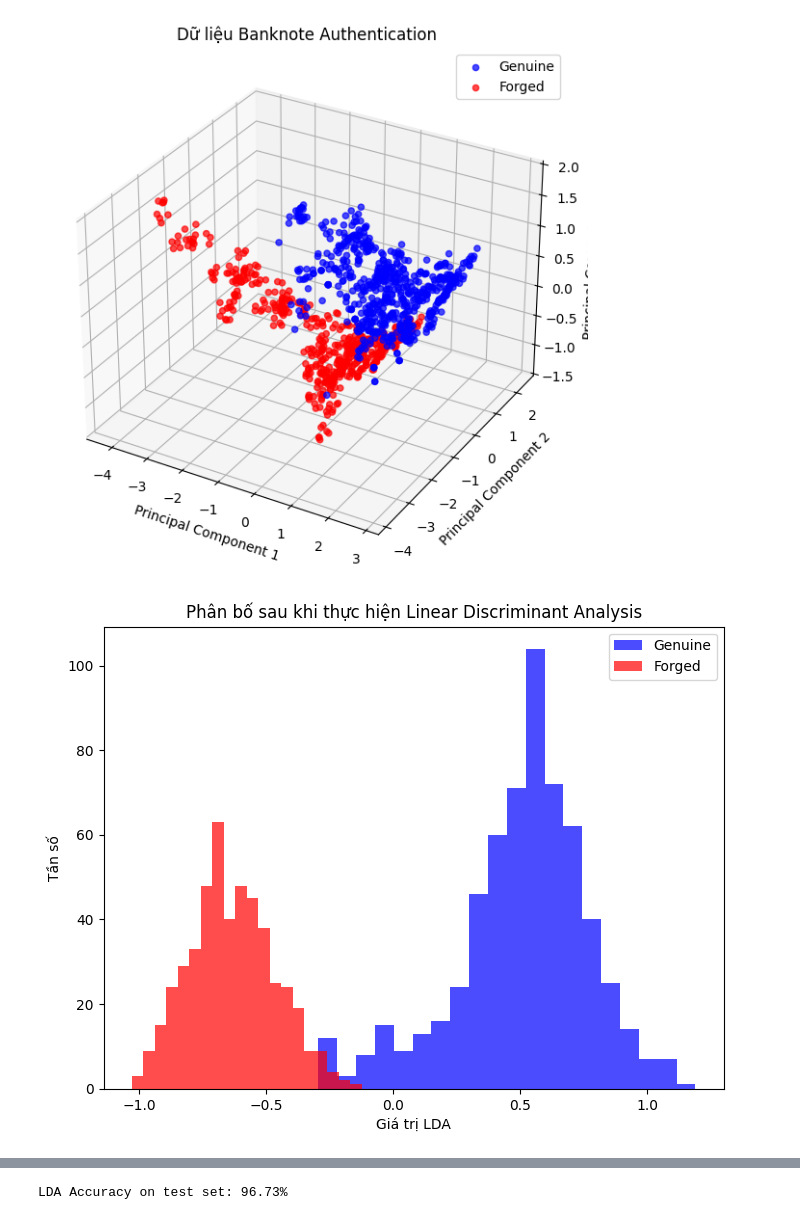
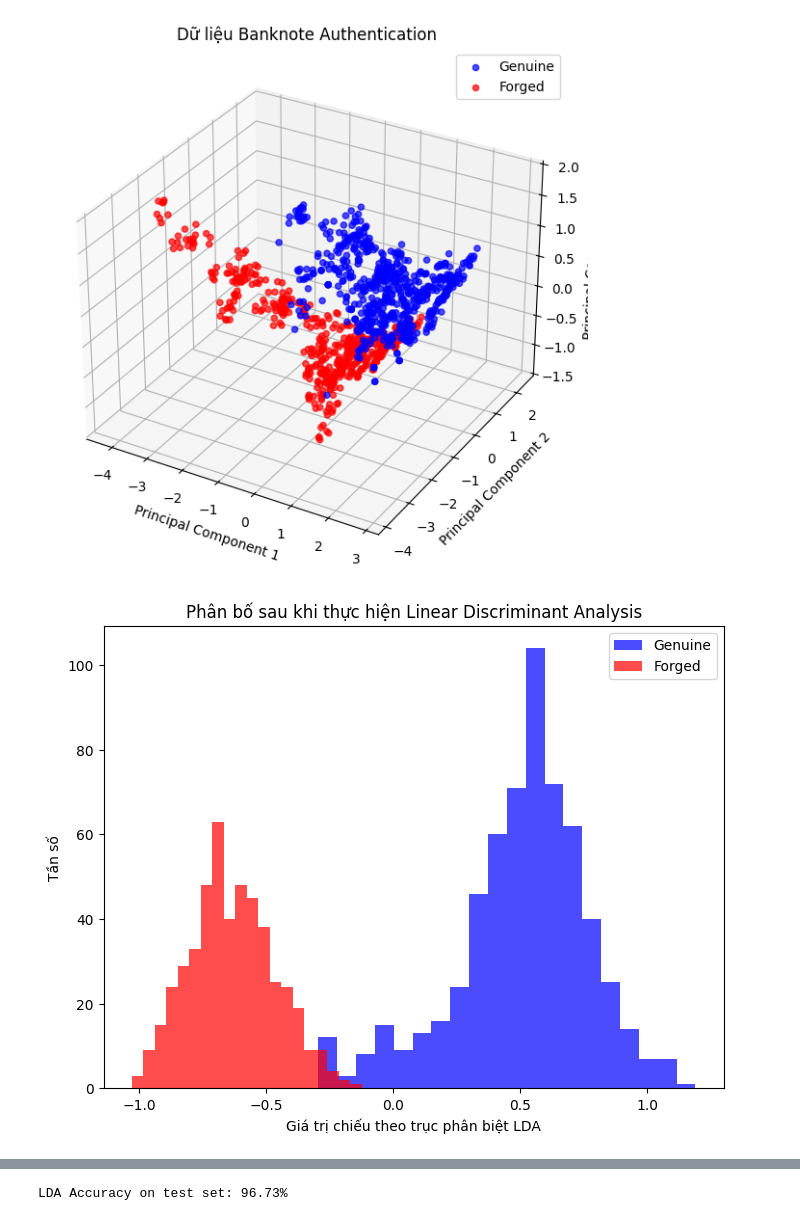
Before and after one commit to AvieTechy/MSA-Vstatis, a Jupyter notebook: Sources/Binary_Class_LDA.ipynb, the cells around one changed output, grey strips where cells are left out. Drawn from its saved outputs; the diff is of its cells as text; code cells hidden in the pictures.

```diff
--- a/Sources/Binary_Class_LDA.ipynb
+++ b/Sources/Binary_Class_LDA.ipynb
@@ -88,13 +88,13 @@ X_test_lda = X_test_scaled @ w
 # %%
 # Visualization LDA
 title = "Phân bố sau khi thực hiện Linear Discriminant Analysis"
 plt.figure(figsize=(8, 6))
 plt.hist(X_train_lda[y_train == 0], bins=20, alpha=0.7, label="Genuine", color='blue')
 plt.hist(X_train_lda[y_train == 1], bins=20, alpha=0.7, label="Forged", color='red')
 plt.title(title)
-plt.xlabel("Giá trị LDA")
+plt.xlabel("Giá trị chiếu theo trục phân biệt LDA")
 plt.ylabel("Tần số")
 plt.legend()
 plt.show()
 # %% [output]
-[figure, old version]
+[figure, new version]
```
Also changed, not shown: parts of 5 cells of this notebook, 1 other file.
